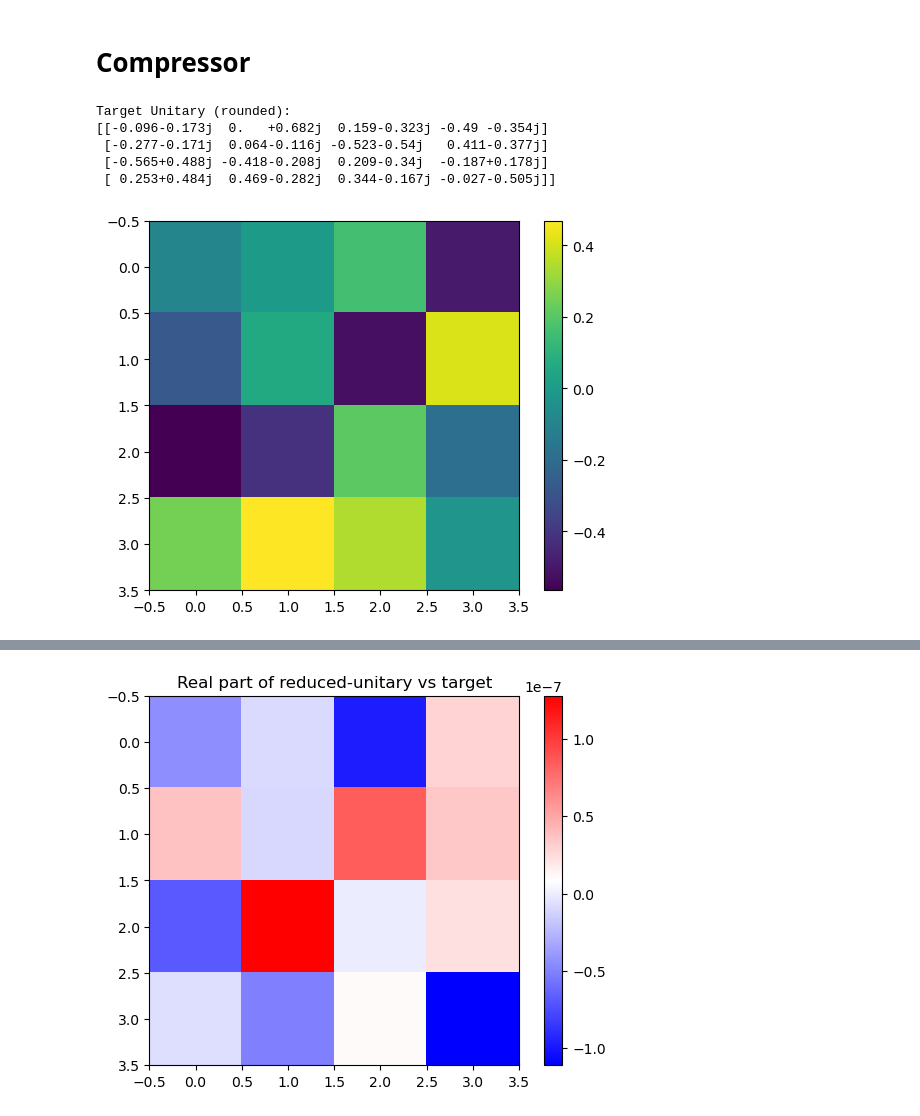
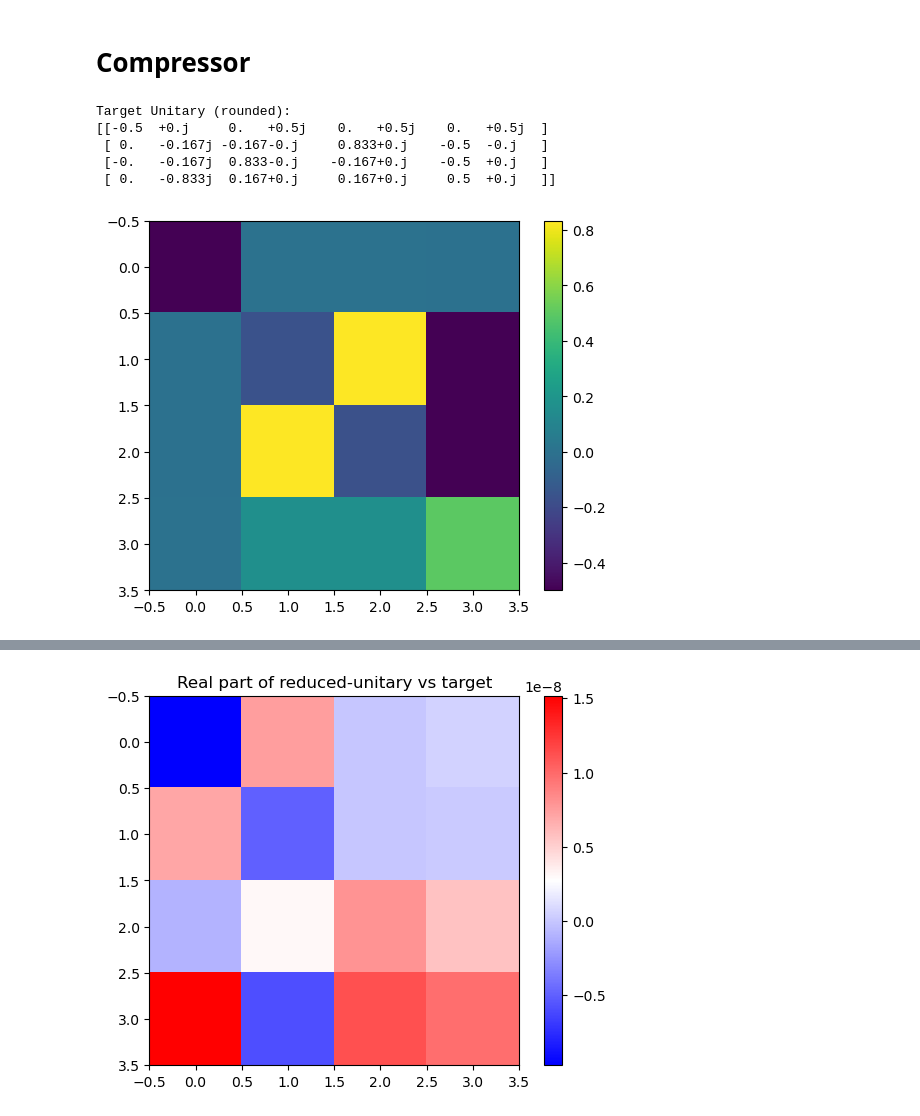
Before and after one commit to GauravTathed/PhD_python_scripts, a Jupyter notebook: Unitary_decomp/BenchmarkingNB.ipynb, the cells around one changed output, grey strips where cells are left out. Drawn from its saved outputs; the diff is of its cells as text; code cells hidden in the pictures.

```diff
--- a/Unitary_decomp/BenchmarkingNB.ipynb
+++ b/Unitary_decomp/BenchmarkingNB.ipynb
@@ -535,11 +535,15 @@ def haar_su(n, rng=None):
 H2 = (1/np.sqrt(2))*np.array([[1,1],[1,-1]], dtype=complex)
 U = np.kron(H2, H2)
 U  = haar_su(dim, 2)
-my_list = [2,3,1]
+# QFT = np.array([[1,1,1,1],[1,1j,-1,-1j],[1,-1,1,-1],[1,-1j,-1,1j]], dtype=complex)/2
+# U = QFT
+my_list = [2,1,3]
 permutations = list(itertools.permutations(my_list))
 # permutations = [my_list]
+list_of_lens = []
 for order in permutations:
     rotations_info, V_triangular, rotation_mats = star_qr_decomposition(order, U)
+    print(rotations_info)
     compressed = compress_rotations(rotation_mats)
     couplings = []
     fractions = []
@@ -549,10 +553,11 @@ for order in permutations:
         couplings.append(coupling)
         fractions.append(f)
         phases.append(phi/np.pi)
+        # print(r)
     U_reconstructed = -1*np.eye(dim, dtype=complex)
     for G in reversed(compressed[:]):
         U_reconstructed = G.conj().T @ U_reconstructed
-    print(U_reconstructed)
+    print("U_reconstructed: \n",np.round(U_reconstructed,3))
 
     # plt.imshow(np.real(U_reconstructed), cmap='viridis', interpolation='nearest')
     # plt.show()
@@ -564,13 +569,15 @@ for order in permutations:
     print('||U - U_rec|| =', float(norm(U - U_reconstructed)))
     rabi_freqs = [1]*len(couplings)
     U_target = U
-    coupl_opt, fracs_opt, phis_opt = reduce_sequence(
+    coupl_opt, fracs_opt, phis_opt,error = reduce_sequence(
     couplings, rabi_freqs, fractions, phases,
     U_target, dim,
-    error_threshold=1e-3)
-    print("Optimized length============================", len(coupl_opt))
+    error_threshold=1e-1)
+    print("Optimized length============================", len(coupl_opt)), print(np.round(error,4))
+    list_of_lens.append(len(coupl_opt))
     print("Optimized Couplings = ", coupl_opt)
     print("Optimized Fractions = ", np.array(fracs_opt))
     print("Optimized Phases = ", np.array(phis_opt))
 print('done')
+print( 'Lengths of optimized sequences for all permutations: ', list_of_lens)
 # %% [output]
@@ -607,8 +718,8 @@ import matplotlib.pyplot as plt
 
 def coupling_operator_with_phase(i, j, dim, phi):
     op = np.zeros((dim, dim), dtype=complex)
-    op[i, j] = np.exp(+1j * phi)
-    op[j, i] = np.exp(-1j * phi)
+    op[i, j] = np.exp(-1j * phi)
+    op[j, i] = np.exp(+1j * phi)
     return op
 
 def pulse_duration_for_fraction(f, Omega):
@@ -626,6 +737,7 @@ def unitary(couplings, rabi_freqs, fractions, fixed_phase_flags, dim):
         H_coupling = 0.5 * Omega * H_op
         t_pulse = pulse_duration_for_fraction(frac, Omega)
         U_pulse = expm(-1j * H_coupling * t_pulse)
+        # print(np.round(U_pulse,3))
         U_seq = U_pulse @ U_seq
     return U_seq
 
@@ -650,12 +762,17 @@ dim = 4
 # phases =  [1.5, 1.5, 1.5, 1.5, 1.5, 1.5, 0.5, 1.5, 0.5, 1.5, 1.5, 0.5, 1.5, 0.5, 0.5, 1.5, 0.5, 1.5, 0.5, 0.5, 0.5, 0.5, 0.5, 0.5, 1.5, 1.5, 0.5, 0.5, 0.5, 0.5, 0.0, 0.0]
 
 
-couplings =  [(0, 7), (0, 6), (0, 5), (0, 4), (0, 3), (0, 2), (0, 1), (0, 2), (0, 3), (0, 4), (0, 5), (0, 6), (0, 7), (0, 1), (0, 2), (0, 7), (0, 6), (0, 5), (0, 4), (0, 3), (0, 2), (0, 3), (0, 4), (0, 5), (0, 6), (0, 7), (0, 3), (0, 4), (0, 7), (0, 6), (0, 5), (0, 4), (0, 5), (0, 6), (0, 7), (0, 5), (0, 6), (0, 7), (0, 6), (0, 0)]
-fractions =  [0.8309853544413607, 0.405074459183113, 0.1351381493190214, 0.21681852831883802, 0.2614297151954402, 0.10165700631718896, 0.870422580467167, 0.6100471480035311, 0.4727901526508611, 0.39339181207771656, 0.6433786099750364, 0.2762345548325639, 0.1792085741624918, 1.0, 1.0, 0.8164549214589332, 0.10370568396537178, 0.07142920960102593, 0.40101764874596435, 0.5482777740755138, 1.0, 1.0, 0.17896324655303605, 0.2451157215691435, 0.3009553844069261, 0.2782368577512706, 1.0, 1.0, 0.1580592435710827, 0.03204681254878147, 0.17880203841870163, 1.0, 1.0, 0.7771023221585398, 0.3139247614635512, 1.0, 1.0, 0.7380895853859131, 1.0, 0.0]
-phases =  [0.5067006073488289, 1.1345532135272818, 1.689379565184463, 0.19703057729468287, 1.3426643417203477, 0.22446369983462838, 1.4597703933793893, 1.5349492454767724, 0.25253239577826553, 0.38741821849844643, 1.7932976737811432, 0.4063374724369041, 1.8860259599544964, 0.0, 0.0, 0.10830559611648204, 1.5432919316730027, 0.06032296837401695, 0.48531420626446714, 1.9687261067736828, 0.0, 0.0, 0.6751653928064848, 1.0324876925834237, 1.0496379519628358, 1.4781595262178786, 0.0, 0.0, 1.3532182368416654, 0.5895329435433218, 1.3789522675115102, 0.0, 0.0, 0.1269599285460637, 1.734357062143504, 0.0, 0.0, 0.027972071412101337, 0.0, 0.0]
-couplings =  [(0, 2), (0, 3), (0, 1), (0, 3), (0, 2), (0, 1), (0, 3), (0, 2), (0, 3), (0, 0)]
-fractions =  [0.6798331930335908, 0.6197410062812447, 0.5220058628194674, 0.8804945446447829, 0.15327903076798327, 1.0, 1.0, 0.45509092711847554, 1.0, 0.0]
-phases =  [0.8073938367195502, 0.3605569285320291, 0.6615333058477578, 0.8219949895588408, 1.967541668709914, 0.0, 0.0, 0.7092217749781797, 0.0, 0.0]
+# couplings =  [(0, 7), (0, 6), (0, 5), (0, 4), (0, 3), (0, 2), (0, 1), (0, 2), (0, 3), (0, 4), (0, 5), (0, 6), (0, 7), (0, 1), (0, 2), (0, 7), (0, 6), (0, 5), (0, 4), (0, 3), (0, 2), (0, 3), (0, 4), (0, 5), (0, 6), (0, 7), (0, 3), (0, 4), (0, 7), (0, 6), (0, 5), (0, 4), (0, 5), (0, 6), (0, 7), (0, 5), (0, 6), (0, 7), (0, 6), (0, 0)]
+# fractions =  [0.8309853544413607, 0.405074459183113, 0.1351381493190214, 0.21681852831883802, 0.2614297151954402, 0.10165700631718896, 0.870422580467167, 0.6100471480035311, 0.4727901526508611, 0.39339181207771656, 0.6433786099750364, 0.2762345548325639, 0.1792085741624918, 1.0, 1.0, 0.8164549214589332, 0.10370568396537178, 0.07142920960102593, 0.40101764874596435, 0.5482777740755138, 1.0, 1.0, 0.17896324655303605, 0.2451157215691435, 0.3009553844069261, 0.2782368577512706, 1.0, 1.0, 0.1580592435710827, 0.03204681254878147, 0.17880203841870163, 1.0, 1.0, 0.7771023221585398, 0.3139247614635512, 1.0, 1.0, 0.7380895853859131, 1.0, 0.0]
+# phases =  [0.5067006073488289, 1.1345532135272818, 1.689379565184463, 0.19703057729468287, 1.3426643417203477, 0.22446369983462838, 1.4597703933793893, 1.5349492454767724, 0.25253239577826553, 0.38741821849844643, 1.7932976737811432, 0.4063374724369041, 1.8860259599544964, 0.0, 0.0, 0.10830559611648204, 1.5432919316730027, 0.06032296837401695, 0.48531420626446714, 1.9687261067736828, 0.0, 0.0, 0.6751653928064848, 1.0324876925834237, 1.0496379519628358, 1.4781595262178786, 0.0, 0.0, 1.3532182368416654, 0.5895329435433218, 1.3789522675115102, 0.0, 0.0, 0.1269599285460637, 1.734357062143504, 0.0, 0.0, 0.027972071412101337, 0.0, 0.0]
+# couplings =  [(0, 2), (0, 3), (0, 1), (0, 3), (0, 2), (0, 1), (0, 3), (0, 2), (0, 3), (0, 0)]
+# fractions =  [0.6798331930335908, 0.6197410062812447, 0.5220058628194674, 0.8804945446447829, 0.15327903076798327, 1.0, 1.0, 0.45509092711847554, 1.0, 0.0]
+# phases =  [0.8073938367195502, 0.3605569285320291, 0.6615333058477578, 0.8219949895588408, 1.967541668709914, 0.0, 0.0, 0.7092217749781797, 0.0, 0.0]
+
+couplings =  [(0, 2), (0, 1), (0, 3), (0, 1), (0, 2), (0, 3), (0, 1), (0, 2), (0, 1), (0, 0)]
+fractions =  [0.5, 0.3918265520306073, 0.6666666666666666, 0.3918265520306072, 0.49999999999999994, 1.0, 1.0, 1.0, 1.0, 0.0]
+phases =  [0.0, 0.0, 1.0, 1.0, 1.0, 0.0, 0.0, 1.0, 0.0, 0.0]
+
 fixed_phase_flags = phases
 rabi_freqs = [1]*len(couplings)
 
@@ -689,6 +806,21 @@ def compute_error(x, couplings, rabi_freqs, U_target, dim):
     # print(phis)
     U_seq  = unitary(couplings, rabi_freqs, fracs, phis, dim)
     return norm(U_seq - U_target, 'fro')
+import numpy as np
+
+def unitary_fidelity(U_seq, U_target):
+    d = U_seq.shape[0]
+    overlap = np.trace(U_target.conj().T @ U_seq)
+    return np.abs(overlap)**2 / (d**2)
+
+def compute_fidelity(x, couplings, rabi_freqs, U_target, dim):
+    M = len(couplings)
+    fracs = x[:M]
+    phis = x[M:]
+    U_seq = unitary(couplings, rabi_freqs, fracs, phis, dim)
+    F = unitary_fidelity(U_seq, U_target)
+    return 1.0 - F
+
 
 def optimize_sequence(couplings, rabi_freqs, init_fracs, init_phis,
                       U_target, dim,
@@ -743,7 +875,7 @@ def reduce_sequence(couplings, rabi_freqs, fracs, phis,
                 break
         if not changed:
             print("No further removals possible within threshold.")
-    return couplings, fracs, phis
+    return couplings, fracs, phis, err
 
 
 U_target = A2
@@ -751,38 +883,38 @@ U_target = A2
 print("Original sequence length:", len(couplings))
 print("Original error (should be 0):",
       compute_error(np.hstack([fractions, phases]),
                     couplings, rabi_freqs, U_target, dim))
 
 # try to reduce
-coupl_opt, fracs_opt, phis_opt = reduce_sequence(
+coupl_opt, fracs_opt, phis_opt,_ = reduce_sequence(
     couplings, rabi_freqs, fractions, phases,
     U_target, dim,
     error_threshold=1e-1
 )
 
 print("couplings = ",np.array(coupl_opt))
 print("fractions = ", np.array(fracs_opt))
 print("phases = ", np.array(phis_opt))
 print("\nOptimized sequence length:", len(coupl_opt))
 print("Final error:",
       compute_error(np.hstack([fracs_opt, phis_opt]),
                     coupl_opt, rabi_freqs[:len(coupl_opt)],
                     U_target, dim))
 
 # (optional) visualize
 U_red = unitary(coupl_opt, rabi_freqs[:len(coupl_opt)],
                        fracs_opt, phis_opt, dim)
 plt.figure()
 plt.title("Real part of reduced-unitary vs target")
 plt.imshow(np.real(U_red - U_target), cmap='bwr')
 plt.colorbar()
 plt.show()
 # %% [output]
 Target Unitary (rounded):
-[[-0.096-0.173j  0.   +0.682j  0.159-0.323j -0.49 -0.354j]
- [-0.277-0.171j  0.064-0.116j -0.523-0.54j   0.411-0.377j]
- [-0.565+0.488j -0.418-0.208j  0.209-0.34j  -0.187+0.178j]
- [ 0.253+0.484j  0.469-0.282j  0.344-0.167j -0.027-0.505j]]
+[[-0.5  +0.j     0.   +0.5j    0.   +0.5j    0.   +0.5j  ]
+ [ 0.   -0.167j -0.167-0.j     0.833+0.j    -0.5  -0.j   ]
+ [-0.   -0.167j  0.833-0.j    -0.167+0.j    -0.5  +0.j   ]
+ [ 0.   -0.833j  0.167+0.j     0.167+0.j     0.5  +0.j   ]]
-[figure, old version]
+[figure, new version]
 Original sequence length: 10
 Original error (should be 0): 0.0
@@ -804 +936 @@ Final error: 4.425095758384734e-07
-[figure, old version]
+[figure, new version]
```
Also changed, not shown: parts of 3 cells of this notebook, 5 other files.
